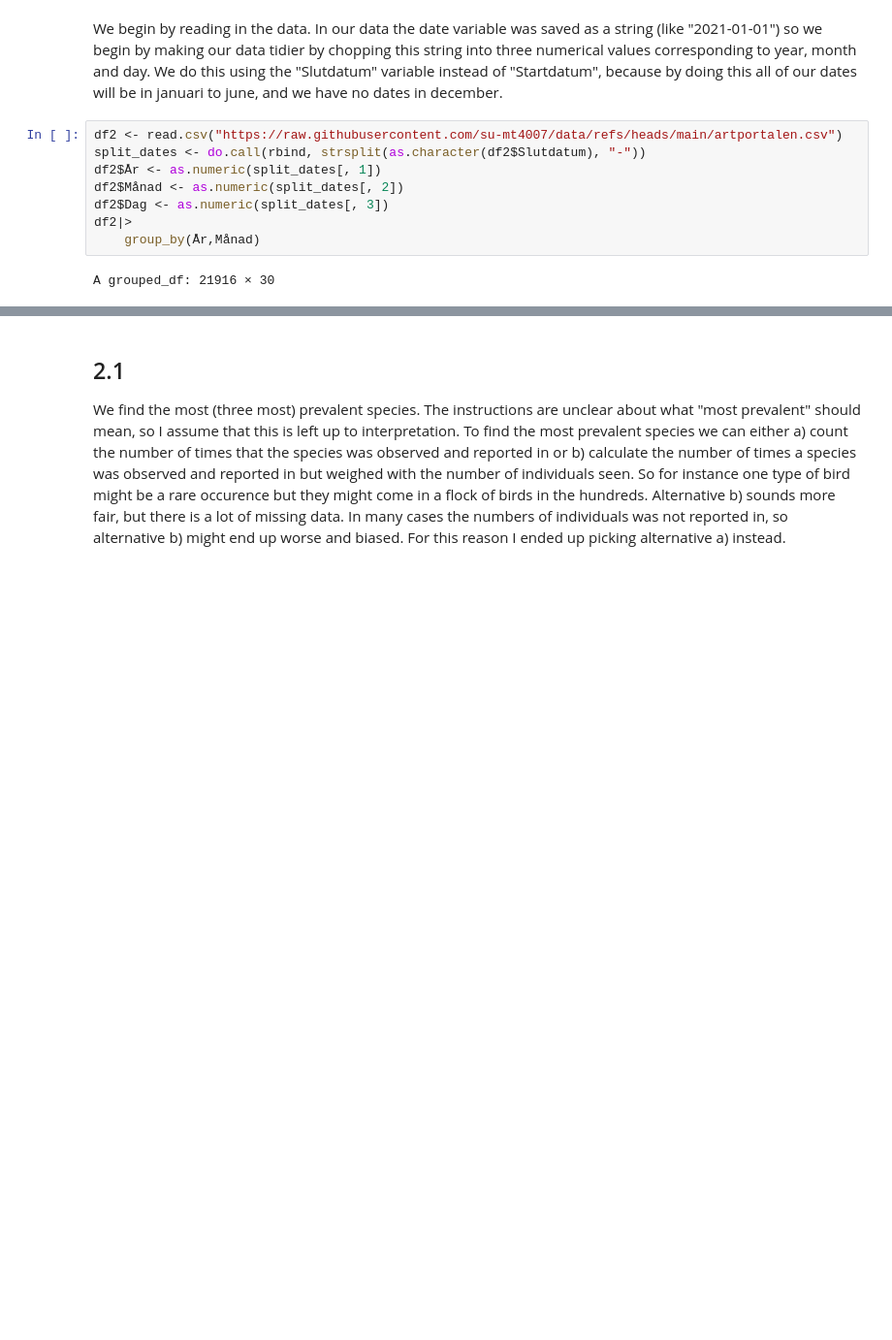
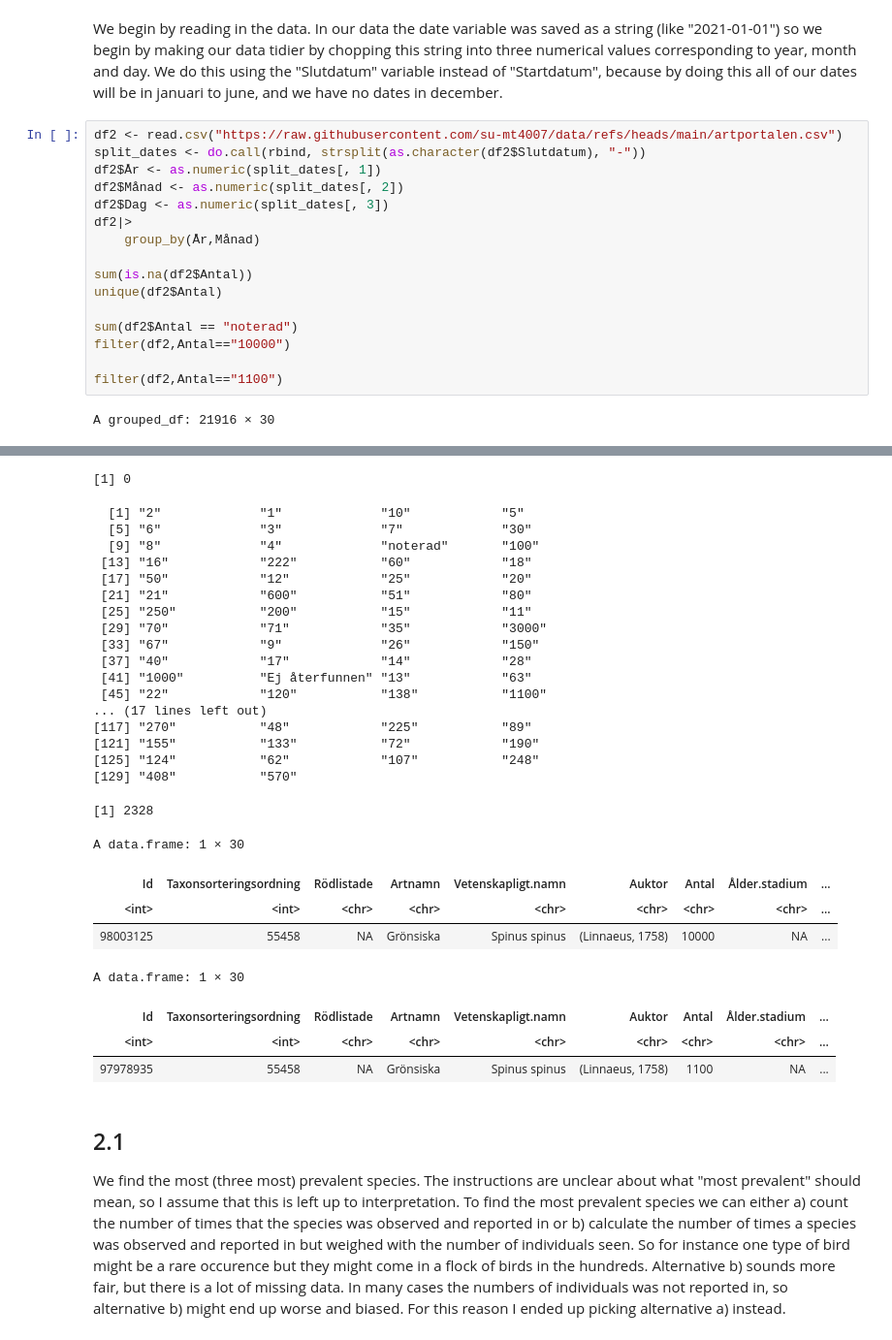
Before and after one commit to ElisRislund/su-mt4007, a Jupyter notebook: HW3/HW3.ipynb, the cells around one changed output, grey strips where cells are left out. Shown: that part at 97% size. Saved outputs shown, nothing was run; the diff lists cells and outputs as text; blank space fills up the shorter version.

```diff
--- a/HW3/HW3.ipynb
+++ b/HW3/HW3.ipynb
@@ -203,31 +208,66 @@ all of our dates will be in januari to june, and we have no dates in december.
 # %%
 df2 <- read.csv("https://raw.githubusercontent.com/su-mt4007/data/refs/heads/main/artportalen.csv")
 split_dates <- do.call(rbind, strsplit(as.character(df2$Slutdatum), "-"))
 df2$År <- as.numeric(split_dates[, 1])
 df2$Månad <- as.numeric(split_dates[, 2])
 df2$Dag <- as.numeric(split_dates[, 3])
 df2|>
     group_by(År,Månad)
+
+sum(is.na(df2$Antal))
+unique(df2$Antal)
+
+sum(df2$Antal == "noterad")
+filter(df2,Antal=="10000")
+
+filter(df2,Antal=="1100")
 # %% [output]
 A grouped_df: 21916 × 30
 | Id | Taxonsorteringsordning | Rödlistade | Artnamn | Vetenskapligt.namn | Auktor | Antal | Ålder.stadium | ... |
 | <int> | <int> | <chr> | <chr> | <chr> | <chr> | <chr> | <chr> | ... |
 | 97785066 | 55235 | NA | Koltrast | Turdus merula | Linnaeus, 1758 | 2 | NA | ... |
 | 97785067 | 54989 | NA | Blåmes | Cyanistes caeruleus | (Linnaeus, 1758) | 2 | NA | ... |
 | 97785310 | 55235 | NA | Koltrast | Turdus merula | Linnaeus, 1758 | 1 | NA | ... |
 | 97786982 | 54735 | NA | Sparvhök | Accipiter nisus | (Linnaeus, 1758) | 1 | NA | ... |
 | 97786985 | 54944 | NA | Skata | Pica pica | (Linnaeus, 1758) | 2 | NA | ... |
 | 97786990 | 55232 | NT | Björktrast | Turdus pilaris | Linnaeus, 1758 | 10 | NA | ... |
 | 97788368 | 53958 | NA | Knölsvan | Cygnus olor | (J.F.Gmelin, 1789) | 1 | NA | ... |
 | 97788369 | 54006 | NA | Gräsand | Anas platyrhynchos | Linnaeus, 1758 | 5 | NA | ... |
 | 97788370 | 54035 | NA | Vigg | Aythya fuligula | (Linnaeus, 1758) | 5 | NA | ... |
 | 97788371 | 54069 | NA | Knipa | Bucephala clangula | (Linnaeus, 1758) | 2 | NA | ... |
 | ... | ... | ... | ... | ... | ... | ... | ... | ... |
 | 101504074 | 55451 | NA | Steglits | Carduelis carduelis | (Linnaeus, 1758) | 5 | NA | ... |
 | 101505927 | 55093 | NT | Grönsångare | Phylloscopus sibilatrix | (Bechstein, 1793) | 4 | NA | ... |
 | 101505939 | 55094 | NA | Lövsångare | Phylloscopus trochilus | (Linnaeus, 1758) | 1 | NA | ... |
 | 101506008 | 55094 | NA | Lövsångare | Phylloscopus trochilus | (Linnaeus, 1758) | 2 | NA | ... |
 | 101507783 | 55288 | NA | Mindre flugsnappare | Ficedula parva | (Bechstein, 1794) | 1 | NA | ... |
+[1] 0
+  [1] "2"             "1"             "10"            "5"
+  [5] "6"             "3"             "7"             "30"
+  [9] "8"             "4"             "noterad"       "100"
+ [13] "16"            "222"           "60"            "18"
+ [17] "50"            "12"            "25"            "20"
+ [21] "21"            "600"           "51"            "80"
+ [25] "250"           "200"           "15"            "11"
+ [29] "70"            "71"            "35"            "3000"
+ [33] "67"            "9"             "26"            "150"
+ [37] "40"            "17"            "14"            "28"
+ [41] "1000"          "Ej återfunnen" "13"            "63"
+ [45] "22"            "120"           "138"           "1100"
+... (17 lines left out)
+[117] "270"           "48"            "225"           "89"
+[121] "155"           "133"           "72"            "190"
+[125] "124"           "62"            "107"           "248"
+[129] "408"           "570"
+[1] 2328
+A data.frame: 1 × 30
+| Id | Taxonsorteringsordning | Rödlistade | Artnamn | Vetenskapligt.namn | Auktor | Antal | Ålder.stadium | ... |
+| <int> | <int> | <chr> | <chr> | <chr> | <chr> | <chr> | <chr> | ... |
+| 98003125 | 55458 | NA | Grönsiska | Spinus spinus | (Linnaeus, 1758) | 10000 | NA | ... |
+A data.frame: 1 × 30
+| Id | Taxonsorteringsordning | Rödlistade | Artnamn | Vetenskapligt.namn | Auktor | Antal | Ålder.stadium | ... |
+| <int> | <int> | <chr> | <chr> | <chr> | <chr> | <chr> | <chr> | ... |
+| 97978935 | 55458 | NA | Grönsiska | Spinus spinus | (Linnaeus, 1758) | 1100 | NA | ... |
 # %% [markdown]
 ## 2.1
 
```
Also changed, not shown: parts of 3 cells of this notebook, 2 other files.
